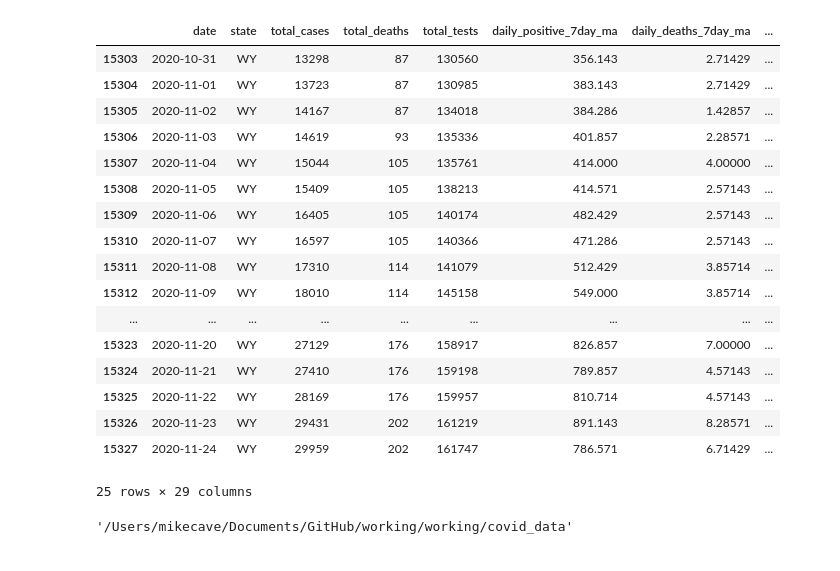
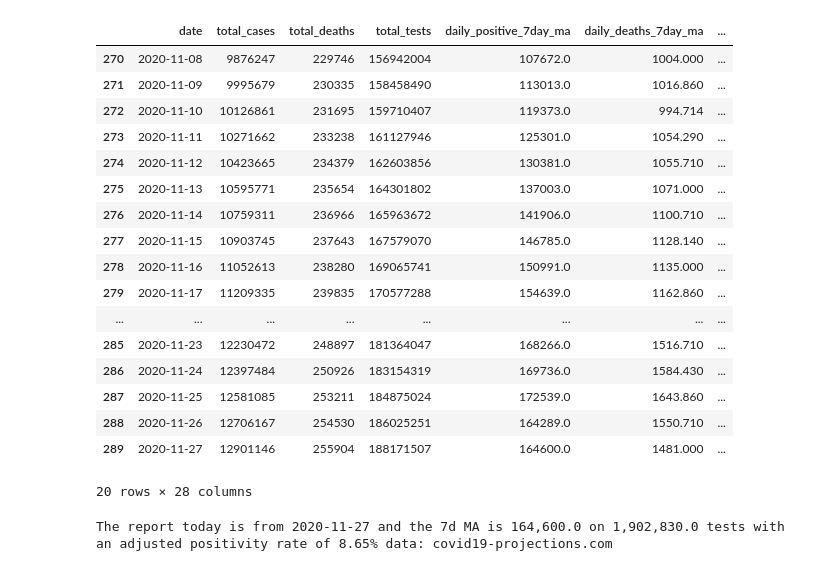
Before and after one commit to michaelcave1515/ai_work, a Jupyter notebook: covid_data/guInfectionEstimates.ipynb, the cells around one changed output. Saved outputs shown, nothing was run; the diff lists cells and outputs as text; code cells hidden in the pictures.

```diff
--- a/covid_data/guInfectionEstimates.ipynb
+++ b/covid_data/guInfectionEstimates.ipynb
@@ -31,21 +9,0 @@ memory usage: 3.4+ MB
-# %%
-df.tail(25)
-# %% [output]
-|  | date | state | total_cases | total_deaths | total_tests | daily_positive_7day_ma | daily_deaths_7day_ma | ... |
-| 15303 | 2020-10-31 | WY | 13298 | 87 | 130560 | 356.143 | 2.71429 | ... |
-| 15304 | 2020-11-01 | WY | 13723 | 87 | 130985 | 383.143 | 2.71429 | ... |
-| 15305 | 2020-11-02 | WY | 14167 | 87 | 134018 | 384.286 | 1.42857 | ... |
-| 15306 | 2020-11-03 | WY | 14619 | 93 | 135336 | 401.857 | 2.28571 | ... |
-| 15307 | 2020-11-04 | WY | 15044 | 105 | 135761 | 414.000 | 4.00000 | ... |
-| 15308 | 2020-11-05 | WY | 15409 | 105 | 138213 | 414.571 | 2.57143 | ... |
-| 15309 | 2020-11-06 | WY | 16405 | 105 | 140174 | 482.429 | 2.57143 | ... |
-| 15310 | 2020-11-07 | WY | 16597 | 105 | 140366 | 471.286 | 2.57143 | ... |
-| 15311 | 2020-11-08 | WY | 17310 | 114 | 141079 | 512.429 | 3.85714 | ... |
-| 15312 | 2020-11-09 | WY | 18010 | 114 | 145158 | 549.000 | 3.85714 | ... |
-| ... | ... | ... | ... | ... | ... | ... | ... | ... |
-| 15323 | 2020-11-20 | WY | 27129 | 176 | 158917 | 826.857 | 7.00000 | ... |
-| 15324 | 2020-11-21 | WY | 27410 | 176 | 159198 | 789.857 | 4.57143 | ... |
-| 15325 | 2020-11-22 | WY | 28169 | 176 | 159957 | 810.714 | 4.57143 | ... |
-| 15326 | 2020-11-23 | WY | 29431 | 202 | 161219 | 891.143 | 8.28571 | ... |
-| 15327 | 2020-11-24 | WY | 29959 | 202 | 161747 | 786.571 | 6.71429 | ... |
-25 rows × 29 columns
@@ -54,5 +9,0 @@ df.to_csv('infectionEstimates.csv', index=False)
-# %%
-import os
-os.getcwd()
-# %% [output]
-'/Users/mikecave/Documents/GitHub/working/working/covid_data'
@@ -58,0 +16,31 @@ os.getcwd()
+# %%
+df_usa.tail(20)
+# %% [output]
+|  | date | total_cases | total_deaths | total_tests | daily_positive_7day_ma | daily_deaths_7day_ma | ... |
+| 270 | 2020-11-08 | 9876247 | 229746 | 156942004 | 107672.0 | 1004.000 | ... |
+| 271 | 2020-11-09 | 9995679 | 230335 | 158458490 | 113013.0 | 1016.860 | ... |
+| 272 | 2020-11-10 | 10126861 | 231695 | 159710407 | 119373.0 | 994.714 | ... |
+| 273 | 2020-11-11 | 10271662 | 233238 | 161127946 | 125301.0 | 1054.290 | ... |
+| 274 | 2020-11-12 | 10423665 | 234379 | 162603856 | 130381.0 | 1055.710 | ... |
+| 275 | 2020-11-13 | 10595771 | 235654 | 164301802 | 137003.0 | 1071.000 | ... |
+| 276 | 2020-11-14 | 10759311 | 236966 | 165963672 | 141906.0 | 1100.710 | ... |
+| 277 | 2020-11-15 | 10903745 | 237643 | 167579070 | 146785.0 | 1128.140 | ... |
+| 278 | 2020-11-16 | 11052613 | 238280 | 169065741 | 150991.0 | 1135.000 | ... |
+| 279 | 2020-11-17 | 11209335 | 239835 | 170577288 | 154639.0 | 1162.860 | ... |
+| ... | ... | ... | ... | ... | ... | ... | ... |
+| 285 | 2020-11-23 | 12230472 | 248897 | 181364047 | 168266.0 | 1516.710 | ... |
+| 286 | 2020-11-24 | 12397484 | 250926 | 183154319 | 169736.0 | 1584.430 | ... |
+| 287 | 2020-11-25 | 12581085 | 253211 | 184875024 | 172539.0 | 1643.860 | ... |
+| 288 | 2020-11-26 | 12706167 | 254530 | 186025251 | 164289.0 | 1550.710 | ... |
+| 289 | 2020-11-27 | 12901146 | 255904 | 188171507 | 164600.0 | 1481.000 | ... |
+20 rows × 28 columns
+# %%
+date = df_usa['date'].iloc[-1]
+cases = df_usa['daily_positive_7day_ma'].iloc[-1]
+tests = df_usa['daily_tests_7day_ma'].iloc[-1]
+adj_pos_rate = df_usa['positivity_rate_7day_ma'].iloc[-1]
+
+print(f'The report today is from {date:%Y-%m-%d} and the 7d MA is {cases:,} on {tests:,} tests \
+with an adjusted positivity rate of {adj_pos_rate:.2%} data: covid19-projections.com')
+# %% [output]
+The report today is from 2020-11-27 and the 7d MA is 164,600.0 on 1,902,830.0 tests with an adjusted positivity rate of 8.65% data: covid19-projections.com
```
Also changed, not shown: parts of 9 cells of this notebook, 2 other files.
